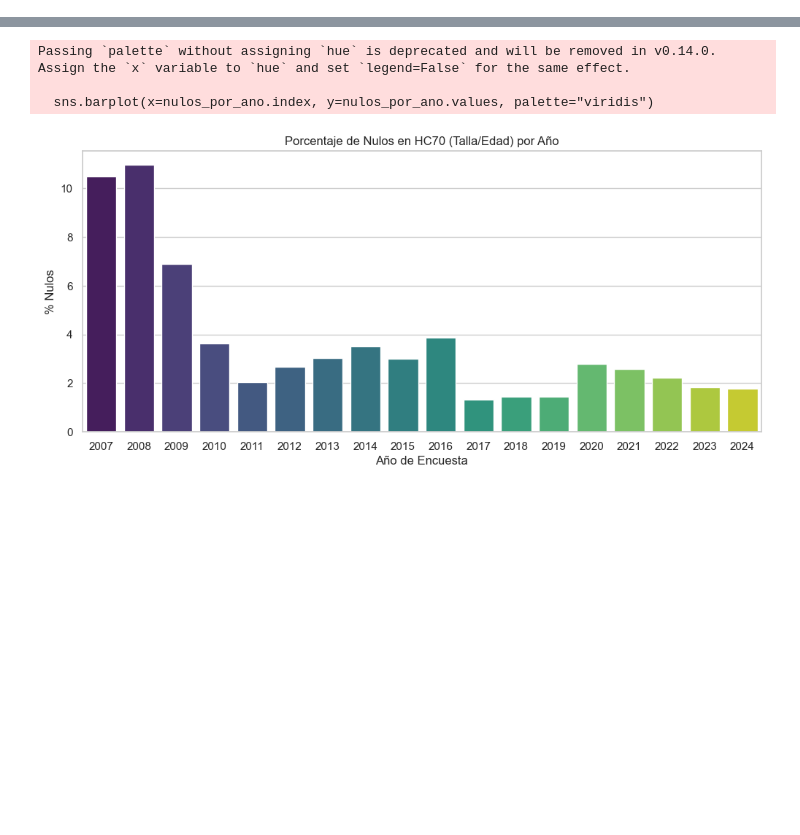
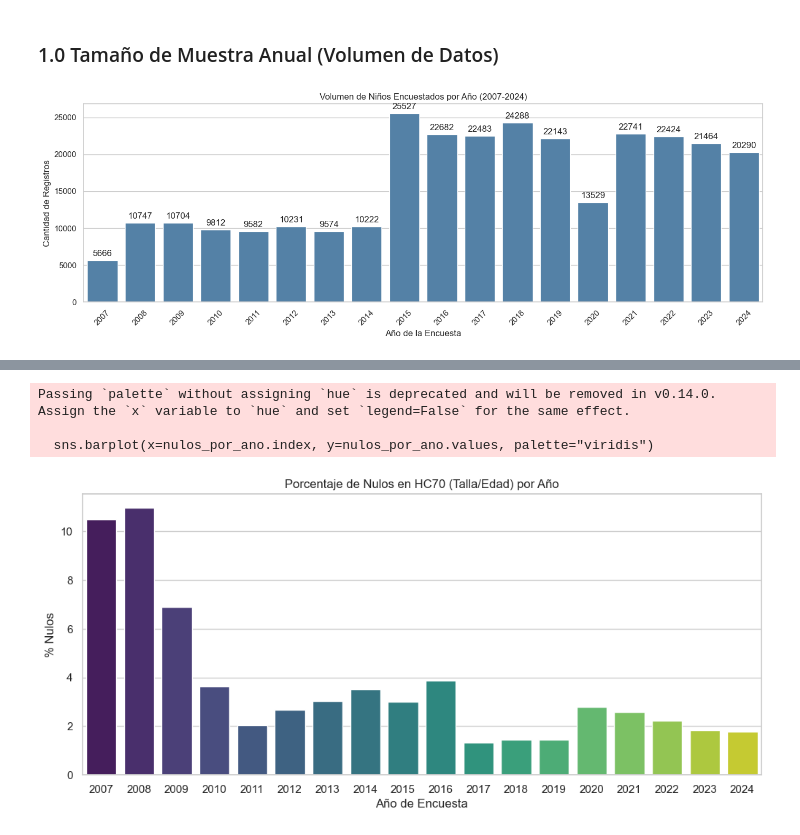
Before and after one commit to abelguevara-upeu/malnutrition-research, a Jupyter notebook: notebooks/01_data_understanding/clean/01_eda_interim_rech6.ipynb, the cells around one changed output, grey strips where cells are left out. Cells and saved outputs as stored; diff of their text form; code cells hidden in the pictures; blank space fills up the shorter version.

Commit message:
feat: rech6 interim updated

```diff
--- a/notebooks/01_data_understanding/clean/01_eda_interim_rech6.ipynb
+++ b/notebooks/01_data_understanding/clean/01_eda_interim_rech6.ipynb
@@ -63,0 +38,23 @@ plt.show()
+# %% [markdown]
+### 1.0 Tamaño de Muestra Anual (Volumen de Datos)
+# %%
+# Evolución del tamaño del dataset por año
+plt.figure(figsize=(14, 5))
+ax = sns.countplot(data=df_rech6, x='year', color='steelblue')
+plt.title('Volumen de Niños Encuestados por Año (2007-2024)')
+plt.ylabel('Cantidad de Registros')
+plt.xlabel('Año de la Encuesta')
+plt.xticks(rotation=45)
+
+# Añadir etiquetas de texto encima de cada barra
+for p in ax.patches:
+    ax.annotate(f'{int(p.get_height())}',
+                (p.get_x() + p.get_width() / 2., p.get_height()),
+                ha='center', va='center',
+                xytext=(0, 9),
+                textcoords='offset points')
+
+plt.tight_layout()
+plt.show()
+# %% [output]
+[figure, added]
```
Also changed, not shown: parts of 57 cells of this notebook, 20 other files.
